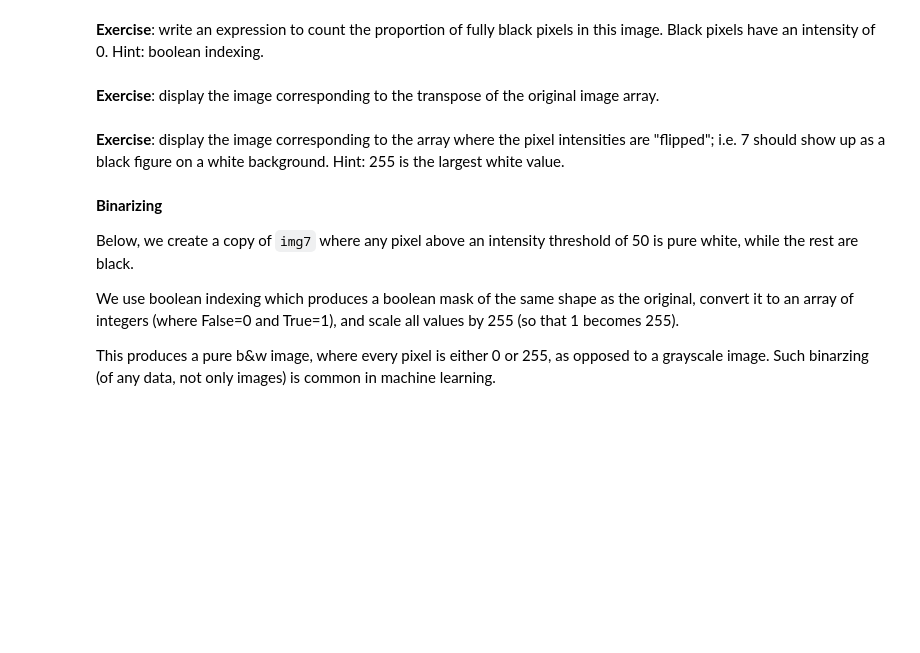
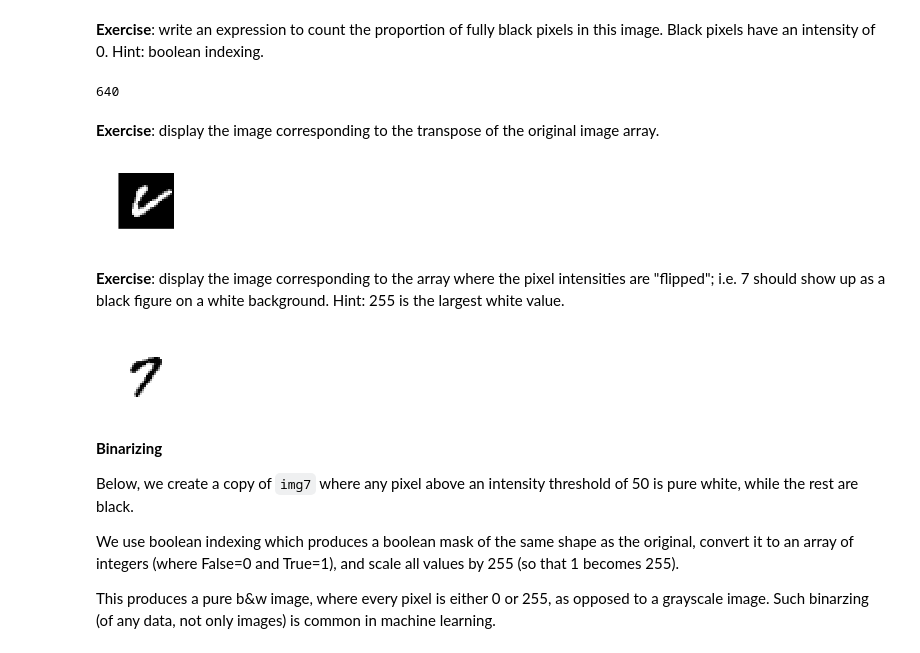
Before and after one commit to sunnyyy/python-notebooks, a Jupyter notebook: tipsNtricks.ipynb, the cells around one changed output. Saved outputs shown, nothing was run; the diff lists cells and outputs as text; code cells hidden in the pictures; blank space fills up the shorter version.

```diff
--- a/tipsNtricks.ipynb
+++ b/tipsNtricks.ipynb
@@ -223,12 +355,24 @@ display_image(img7)
 # %% [markdown]
 **Exercise**: write an expression to count the proportion of fully black pixels in this image.
 Black pixels have an intensity of 0. Hint: boolean indexing.
+# %%
+print np.sum(img7==0)
+# %% [output]
+640
 # %% [markdown]
 **Exercise**: display the image corresponding to the transpose of the original image array.
+# %%
+display_image(img7.T)
+# %% [output]
+[figure, added]
 # %% [markdown]
 **Exercise**: display the image corresponding to the array where the pixel intensities are "flipped";
 i.e. 7 should show up as a black figure on a white background.
 Hint: 255 is the largest white value.
+# %%
+display_image(np.absolute(img7-255))
+# %% [output]
+[figure, added]
 # %% [markdown]
 **Binarizing**
 
```
Also changed, not shown: parts of 34 cells of this notebook, 4 other files.
